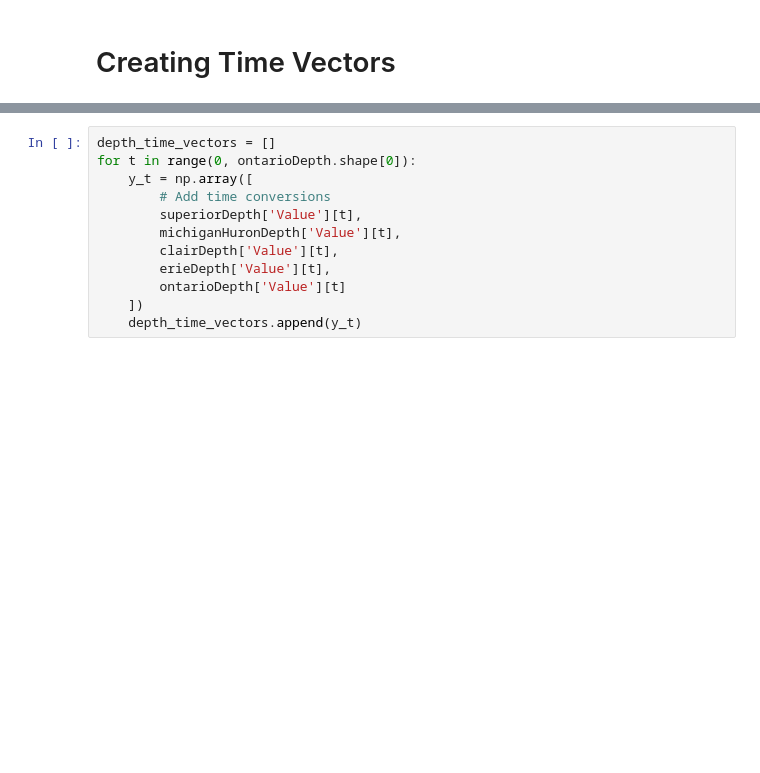
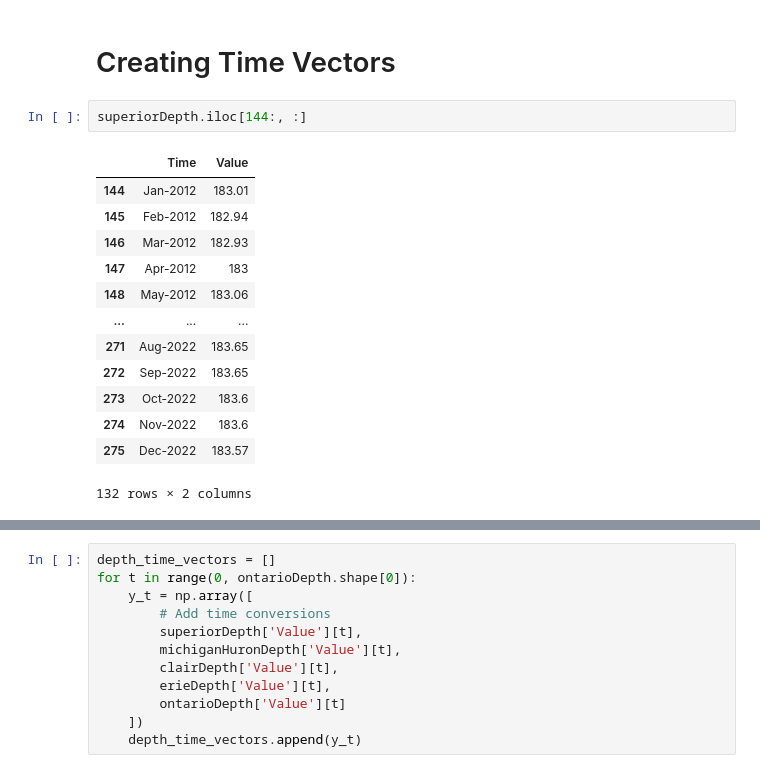
Before and after one commit to healeyq3/MCM2024, a Jupyter notebook: Data-Processing/lake_data_v1.ipynb, the cells around one changed output, grey strips where cells are left out. Saved outputs shown, nothing was run; the diff lists cells and outputs as text; blank space fills up the shorter version.

```diff
--- a/Data-Processing/lake_data_v1.ipynb
+++ b/Data-Processing/lake_data_v1.ipynb
@@ -391,3 +391,19 @@ lawrence_flow['Time']
 Name: Time, Length: 108, dtype: object
 # %% [markdown]
 # Creating Time Vectors
+# %%
+superiorDepth.iloc[144:, :]
+# %% [output]
+|  | Time | Value |
+| 144 | Jan-2012 | 183.01 |
+| 145 | Feb-2012 | 182.94 |
+| 146 | Mar-2012 | 182.93 |
+| 147 | Apr-2012 | 183 |
+| 148 | May-2012 | 183.06 |
+| ... | ... | ... |
+| 271 | Aug-2022 | 183.65 |
+| 272 | Sep-2022 | 183.65 |
+| 273 | Oct-2022 | 183.6 |
+| 274 | Nov-2022 | 183.6 |
+| 275 | Dec-2022 | 183.57 |
+132 rows × 2 columns
```
Also changed, not shown: parts of 8 cells of this notebook, 4 other files.
